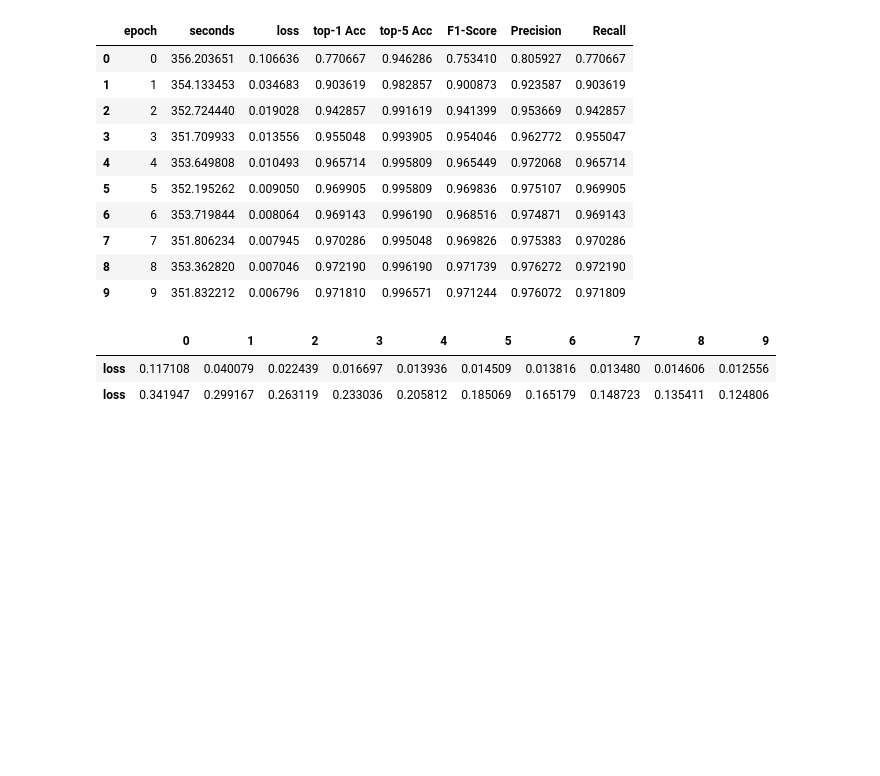
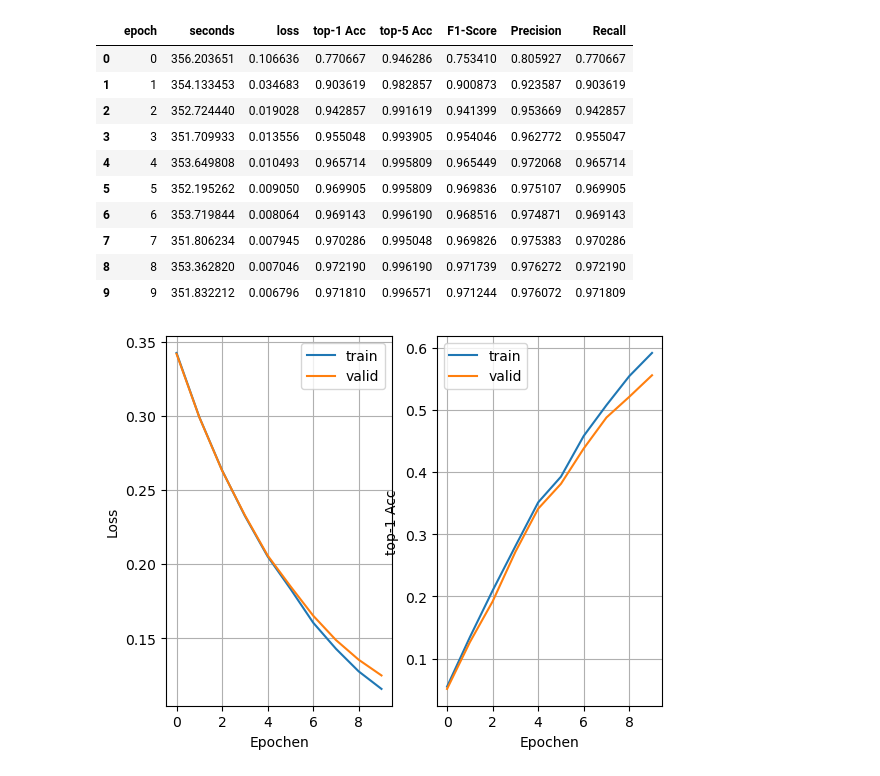
Before and after one commit to SimonKmr/DeitProject, a Jupyter notebook: analysis/notebooks/Logs.ipynb, the cells around one changed output. Cells and saved outputs as stored; diff of their text form; code cells hidden in the pictures; blank space fills up the shorter version.

```diff
--- a/analysis/notebooks/Logs.ipynb
+++ b/analysis/notebooks/Logs.ipynb
@@ -113,8 +113,20 @@ effnet
 | 8 | 8 | 353.362820 | 0.007046 | 0.972190 | 0.996190 | 0.971739 | 0.976272 | 0.972190 |
 | 9 | 9 | 351.832212 | 0.006796 | 0.971810 | 0.996571 | 0.971244 | 0.976072 | 0.971809 |
 # %%
-pd.DataFrame([deit['loss'],deit_npt['loss']])
+fig, axs = plt.subplots(1,2)
+
+axs[0].plot(deit_npt_train['loss'])
+axs[0].plot(deit_npt['loss'])
+axs[0].legend(['train','valid'])
+axs[0].set_xlabel('Epochen')
+axs[0].set_ylabel('Loss')
+axs[0].grid(True)
+
+axs[1].plot(deit_npt_train['top-1 Acc'])
+axs[1].plot(deit_npt['top-1 Acc'])
+axs[1].legend(['train','valid'])
+axs[1].set_xlabel('Epochen')
+axs[1].set_ylabel('top-1 Acc')
+axs[1].grid(True)
 # %% [output]
-|  | 0 | 1 | 2 | 3 | 4 | 5 | 6 | 7 | 8 | 9 |
-| loss | 0.117108 | 0.040079 | 0.022439 | 0.016697 | 0.013936 | 0.014509 | 0.013816 | 0.013480 | 0.014606 | 0.012556 |
-| loss | 0.341947 | 0.299167 | 0.263119 | 0.233036 | 0.205812 | 0.185069 | 0.165179 | 0.148723 | 0.135411 | 0.124806 |
+[figure, added]
```
Also changed, not shown: parts of 1 cell of this notebook, 1 other file.
